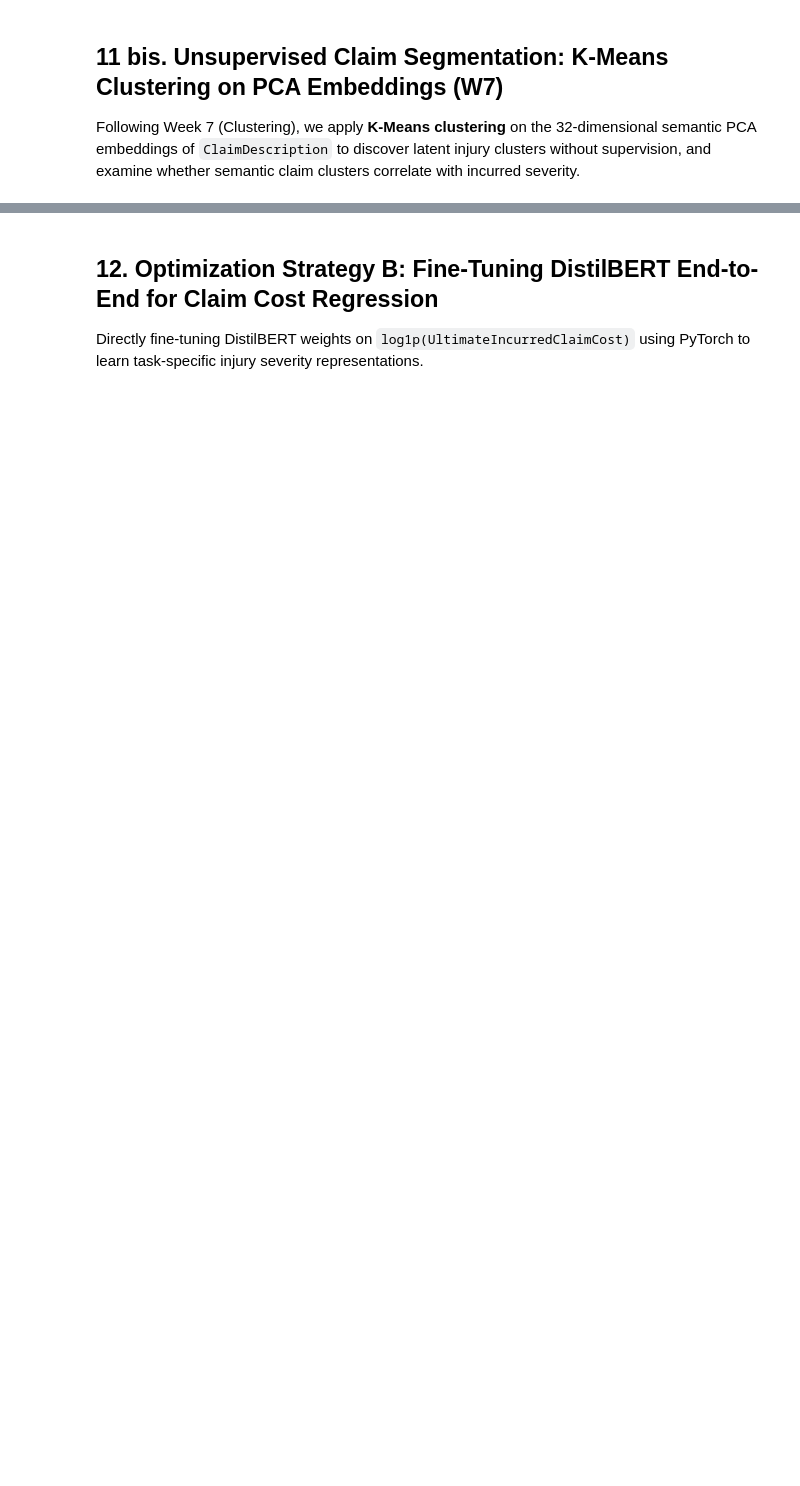
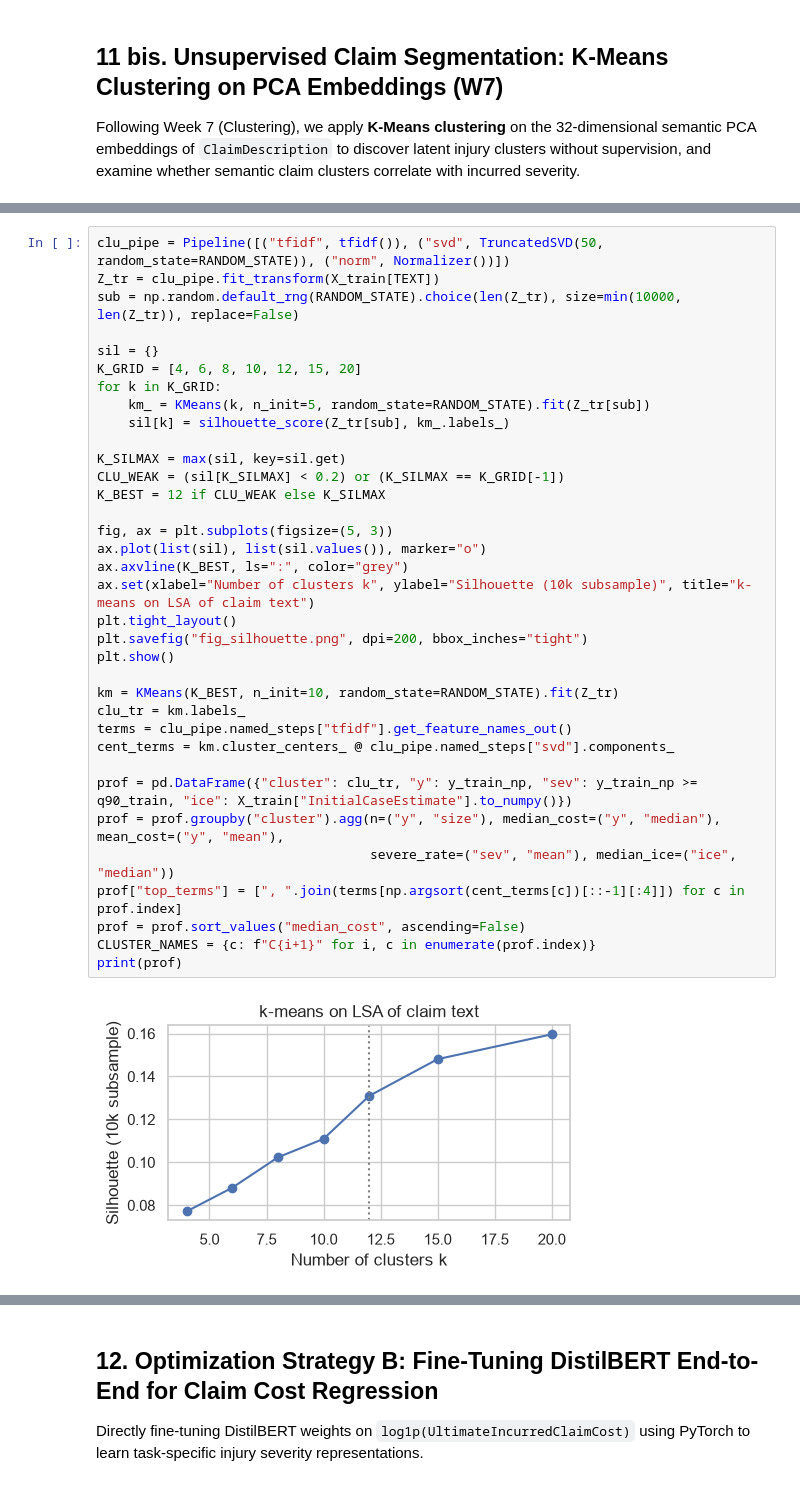
Before and after one commit to GaetanAm/workers-comp-ml, a Jupyter notebook: notebooks/workers_comp_exploration.ipynb, the cells around one changed output, grey strips where cells are left out. Drawn from its saved outputs; the diff is of its cells as text; blank space fills up the shorter version.

```diff
--- a/notebooks/workers_comp_exploration.ipynb
+++ b/notebooks/workers_comp_exploration.ipynb
@@ -723,0 +849,37 @@ Unsupervised Claim Clusters Summary (Train Set):
+# %%
+clu_pipe = Pipeline([("tfidf", tfidf()), ("svd", TruncatedSVD(50, random_state=RANDOM_STATE)), ("norm", Normalizer())])
+Z_tr = clu_pipe.fit_transform(X_train[TEXT])
+sub = np.random.default_rng(RANDOM_STATE).choice(len(Z_tr), size=min(10000, len(Z_tr)), replace=False)
+
+sil = {}
+K_GRID = [4, 6, 8, 10, 12, 15, 20]
+for k in K_GRID:
+    km_ = KMeans(k, n_init=5, random_state=RANDOM_STATE).fit(Z_tr[sub])
+    sil[k] = silhouette_score(Z_tr[sub], km_.labels_)
+
+K_SILMAX = max(sil, key=sil.get)
+CLU_WEAK = (sil[K_SILMAX] < 0.2) or (K_SILMAX == K_GRID[-1])
+K_BEST = 12 if CLU_WEAK else K_SILMAX
+
+fig, ax = plt.subplots(figsize=(5, 3))
+ax.plot(list(sil), list(sil.values()), marker="o")
+ax.axvline(K_BEST, ls=":", color="grey")
+ax.set(xlabel="Number of clusters k", ylabel="Silhouette (10k subsample)", title="k-means on LSA of claim text")
+plt.tight_layout()
+plt.savefig("fig_silhouette.png", dpi=200, bbox_inches="tight")
+plt.show()
+
+km = KMeans(K_BEST, n_init=10, random_state=RANDOM_STATE).fit(Z_tr)
+clu_tr = km.labels_
+terms = clu_pipe.named_steps["tfidf"].get_feature_names_out()
+cent_terms = km.cluster_centers_ @ clu_pipe.named_steps["svd"].components_
+
+prof = pd.DataFrame({"cluster": clu_tr, "y": y_train_np, "sev": y_train_np >= q90_train, "ice": X_train["InitialCaseEstimate"].to_numpy()})
+prof = prof.groupby("cluster").agg(n=("y", "size"), median_cost=("y", "median"), mean_cost=("y", "mean"),
+                                   severe_rate=("sev", "mean"), median_ice=("ice", "median"))
+prof["top_terms"] = [", ".join(terms[np.argsort(cent_terms[c])[::-1][:4]]) for c in prof.index]
+prof = prof.sort_values("median_cost", ascending=False)
+CLUSTER_NAMES = {c: f"C{i+1}" for i, c in enumerate(prof.index)}
+print(prof)
+# %% [output]
+[figure, added]
```
Also changed, not shown: parts of 27 cells of this notebook, 11 other files.
